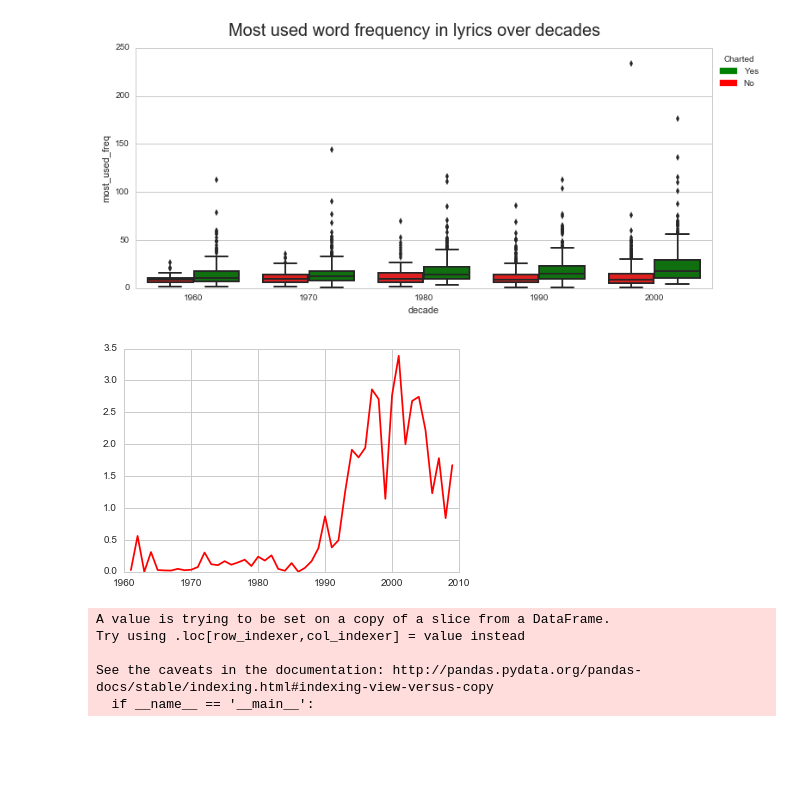
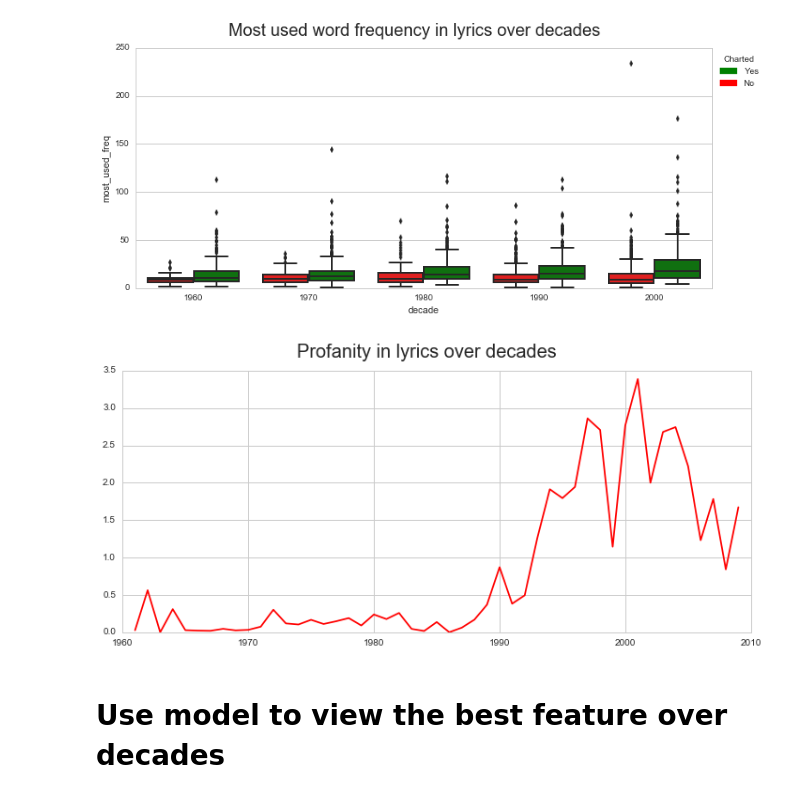
Before and after one commit to ribbas/Heat-Replay, a Jupyter notebook: src/assets/models/notebooks/exploratory-analysis.ipynb, the cells around one changed output. Cells and saved outputs as stored; diff of their text form; code cells hidden in the pictures; blank space fills up the shorter version.

```diff
--- a/src/assets/models/notebooks/exploratory-analysis.ipynb
+++ b/src/assets/models/notebooks/exploratory-analysis.ipynb
@@ -131,10 +135,3 @@ boxplotify(
 )
 # %% [output]
 [figure]
-# %%
-meanLine(df, 'total_curses')
-# %% [output]
-[figure, removed]
-# %%
-df = initSet()
-df = df[df['decade'] != 2010]
@@ -152,8 +137,0 @@ def bestFeat(decade, df):
-# %%
-df_1960['sentiment_polarity'] = df_1960.apply(sentiment, axis=1)  # classify sentiment score
-# %% [output]
-A value is trying to be set on a copy of a slice from a DataFrame.
-Try using .loc[row_indexer,col_indexer] = value instead
-
-See the caveats in the documentation: http://pandas.pydata.org/pandas-docs/stable/indexing.html#indexing-view-versus-copy
-  if __name__ == '__main__':
@@ -165,0 +138,9 @@ df_new, features = wrangle(df_1960, dropList, removeList, True)
+# %%
+meanLine(
+    df, feature='total_curses', path='profanityXtime',
+    title="Profanity in lyrics over decades"
+)
+# %% [output]
+[figure, added]
+# %% [markdown]
+# Use model to view the best feature over decades
```
Also changed, not shown: parts of 8 cells of this notebook, 12 other files.
